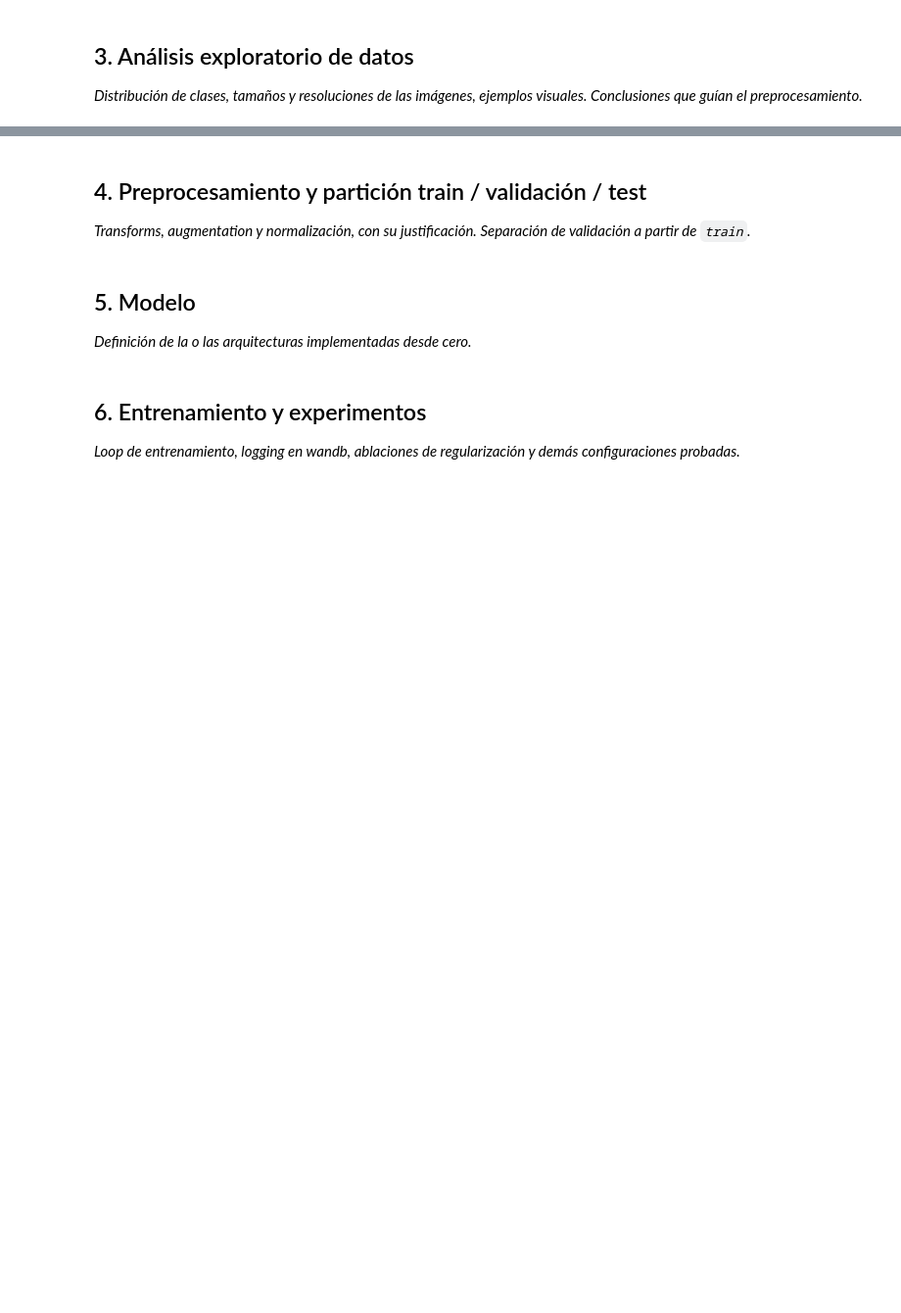
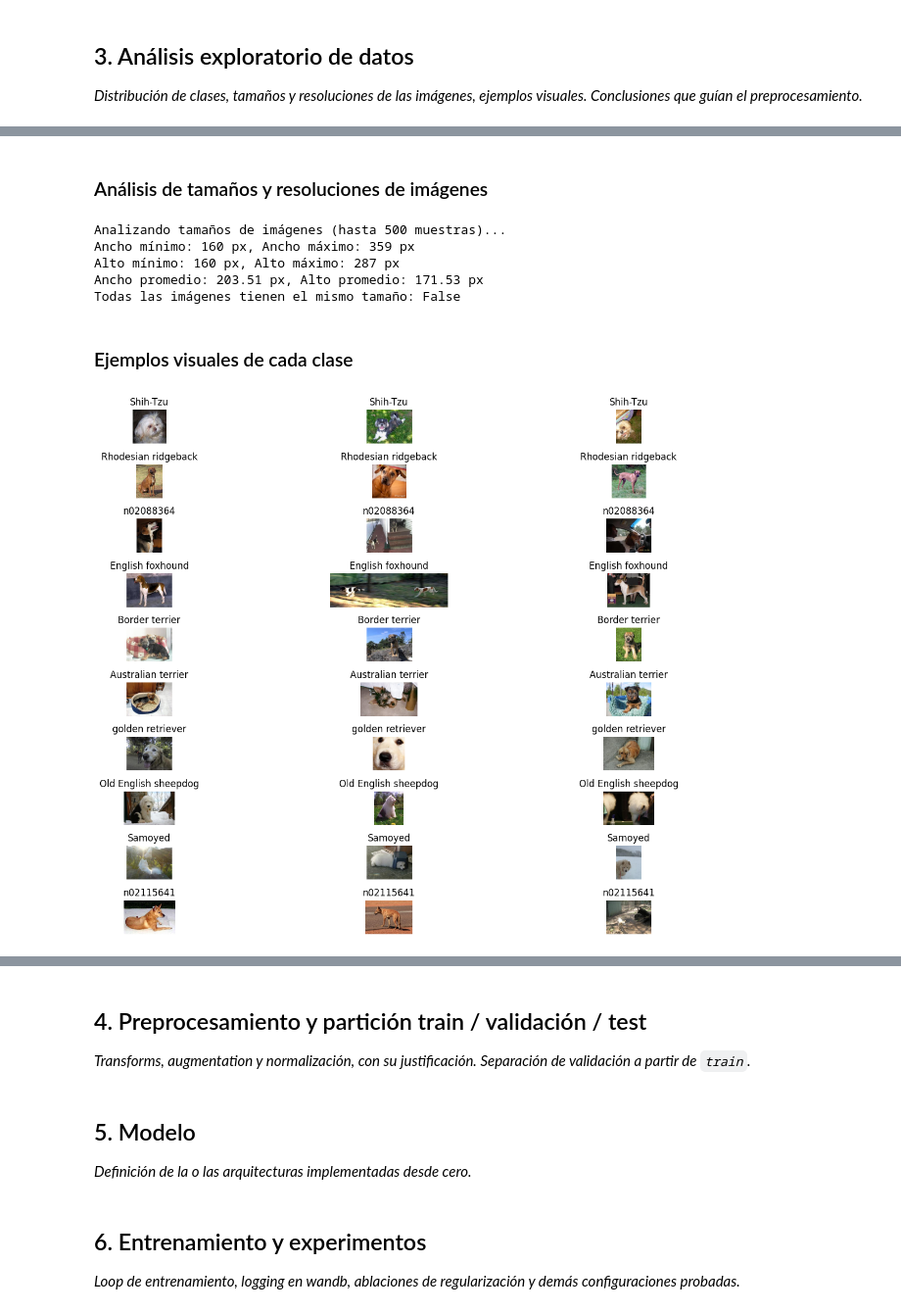
Before and after one commit to ibuscio/taller_deeplearning, a Jupyter notebook: Tarea_1_letra.ipynb, the cells around one changed output, grey strips where cells are left out. Shown at 98% size. Cells and saved outputs as stored; diff of their text form; code cells hidden in the pictures; blank space fills up the shorter version.

```diff
--- a/Tarea_1_letra.ipynb
+++ b/Tarea_1_letra.ipynb
@@ -105,3 +227,20 @@ _Descarga y descompresión de `imagewoof2-160.tgz`, mapeo de identificadores a n
 ## 3. Análisis exploratorio de datos
 
 _Distribución de clases, tamaños y resoluciones de las imágenes, ejemplos visuales. Conclusiones que guían el preprocesamiento._
+# %%
+import os
+
+# Obtener las clases (subdirectorios) en el TRAIN_DATA_PATH
+class_dirs = [d for d in os.listdir(TRAIN_DATA_PATH) if os.path.isdir(os.path.join(TRAIN_DATA_PATH, d))]
+class_counts = {}
+
+print("Número de imágenes por clase en el directorio de entrenamiento:")
+for class_id in sorted(class_dirs):
+    class_path = os.path.join(TRAIN_DATA_PATH, class_id)
+    num_images = len([f for f in os.listdir(class_path) if os.path.isfile(os.path.join(class_path, f))])
+    class_name = IMAGENET_ID_TO_NAME.get(class_id, class_id) # Usar nombre legible si está disponible
+    class_counts[class_name] = num_images
+    print(f"  {class_name} ({class_id}): {num_images} imágenes")
+
+total_train_images = sum(class_counts.values())
+print(f"Total de imágenes en entrenamiento: {total_train_images}")
@@ -107,0 +260,62 @@ _Distribución de clases, tamaños y resoluciones de las imágenes, ejemplos vis
+# %% [markdown]
+### Análisis de tamaños y resoluciones de imágenes
+# %%
+from PIL import Image
+import numpy as np
+
+image_sizes = []
+num_samples = 500 # Limitar el número de muestras para evitar procesar todas las imágenes si es muy grande
+
+# Recorrer un subconjunto de imágenes para recolectar sus tamaños
+print(f"Analizando tamaños de imágenes (hasta {num_samples} muestras)...")
+for class_id in sorted(class_dirs):
+    class_path = os.path.join(TRAIN_DATA_PATH, class_id)
+    images_in_class = [os.path.join(class_path, f) for f in os.listdir(class_path) if f.lower().endswith(('.png', '.jpg', '.jpeg'))]
+    for img_path in np.random.choice(images_in_class, min(len(images_in_class), num_samples // len(class_dirs)), replace=False):
+        with Image.open(img_path) as img:
+            image_sizes.append(img.size)
+
+if image_sizes:
+    widths = [s[0] for s in image_sizes]
+    heights = [s[1] for s in image_sizes]
+
+    print(f"Ancho mínimo: {min(widths)} px, Ancho máximo: {max(widths)} px")
+    print(f"Alto mínimo: {min(heights)} px, Alto máximo: {max(heights)} px")
+    print(f"Ancho promedio: {np.mean(widths):.2f} px, Alto promedio: {np.mean(heights):.2f} px")
+    print(f"Todas las imágenes tienen el mismo tamaño: {len(set(image_sizes)) == 1}")
+else:
+    print("No se encontraron imágenes para analizar sus tamaños.")
+# %% [output]
+Analizando tamaños de imágenes (hasta 500 muestras)...
+Ancho mínimo: 160 px, Ancho máximo: 359 px
+Alto mínimo: 160 px, Alto máximo: 287 px
+Ancho promedio: 203.51 px, Alto promedio: 171.53 px
+Todas las imágenes tienen el mismo tamaño: False
+# %% [markdown]
+### Ejemplos visuales de cada clase
+# %%
+import random
+
+def get_image_paths_for_class(base_path, class_id, num_images=1):
+    class_path = os.path.join(base_path, class_id)
+    images_in_class = [os.path.join(class_path, f) for f in os.listdir(class_path) if f.lower().endswith(('.png', '.jpg', '.jpeg'))]
+    return random.sample(images_in_class, min(num_images, len(images_in_class)))
+
+num_examples_per_class = 3
+plt.figure(figsize=(15, 10))
+
+for i, class_id in enumerate(sorted(class_dirs)):
+    class_name = IMAGENET_ID_TO_NAME.get(class_id, class_id)
+    image_paths = get_image_paths_for_class(TRAIN_DATA_PATH, class_id, num_examples_per_class)
+
+    for j, img_path in enumerate(image_paths):
+        plt.subplot(len(class_dirs), num_examples_per_class, i * num_examples_per_class + j + 1)
+        img = Image.open(img_path)
+        plt.imshow(img)
+        plt.title(f"{class_name}")
+        plt.axis('off')
+
+plt.tight_layout()
+plt.show()
+# %% [output]
+[figure, added]
```
Also changed, not shown: parts of 13 cells of this notebook.
